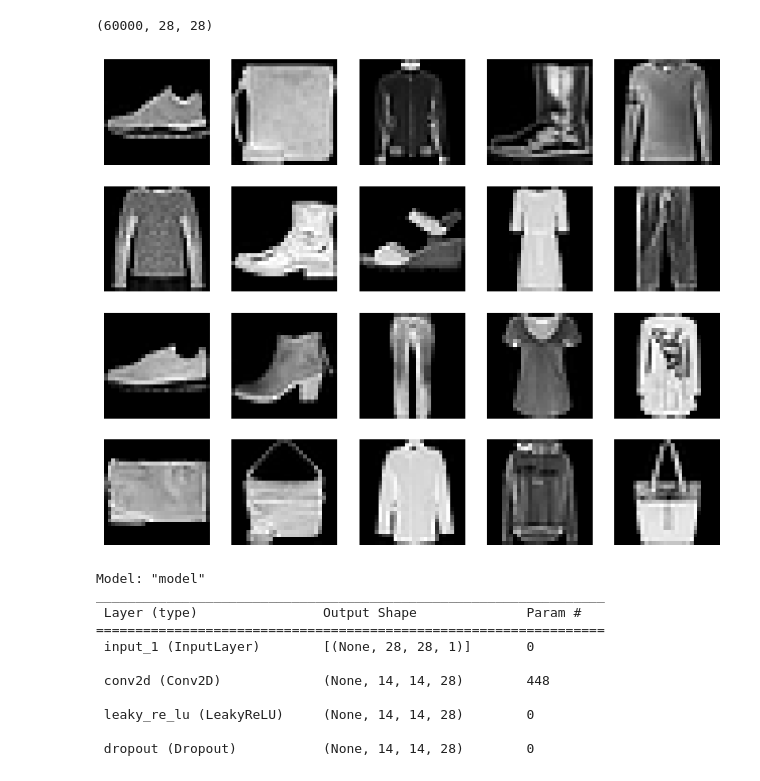
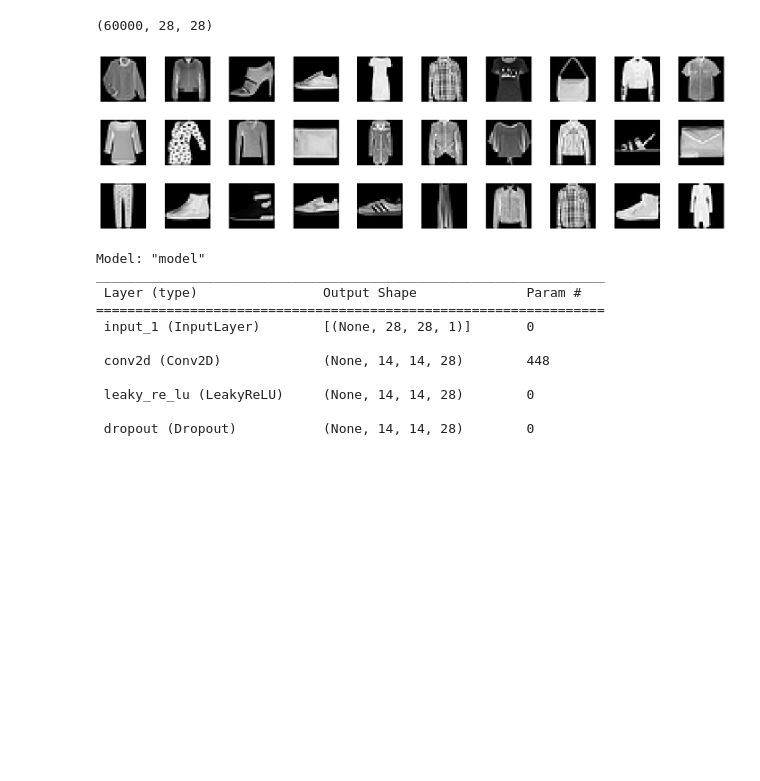
Before and after one commit to hafifi29/GenerativeAdversialNetwork, a Jupyter notebook: GAN.ipynb, the cells around one changed output. Cells and saved outputs as stored; diff of their text form; code cells hidden in the pictures; blank space fills up the shorter version.

```diff
--- a/GAN.ipynb
+++ b/GAN.ipynb
@@ -27,12 +21,14 @@ def preprocess(dataset):
 # %%
 x_train  = preprocess(x_train)
 # %%
-fig  = plt.figure(figsize = (10,10))
+fig = plt.figure(figsize=(18, 5))
+fig.subplots_adjust(hspace=0.4, wspace=0.4)
 
-for n , i in enumerate(list(np.random.randint(0 ,x_train.shape[0],20))):
-    plt.subplot(5,5,n+1)
+
+for n , i in enumerate(list(np.random.randint(0 ,x_train.shape[0],30))):
+    plt.subplot(3,10,n+1)
     plt.imshow(x_train[i], cmap = "gray")
     plt.axis('off')
 # %% [output]
-[figure, old version]
+[figure, new version]
 # %%
```
Also changed, not shown: parts of 10 cells of this notebook, 1 other file.
